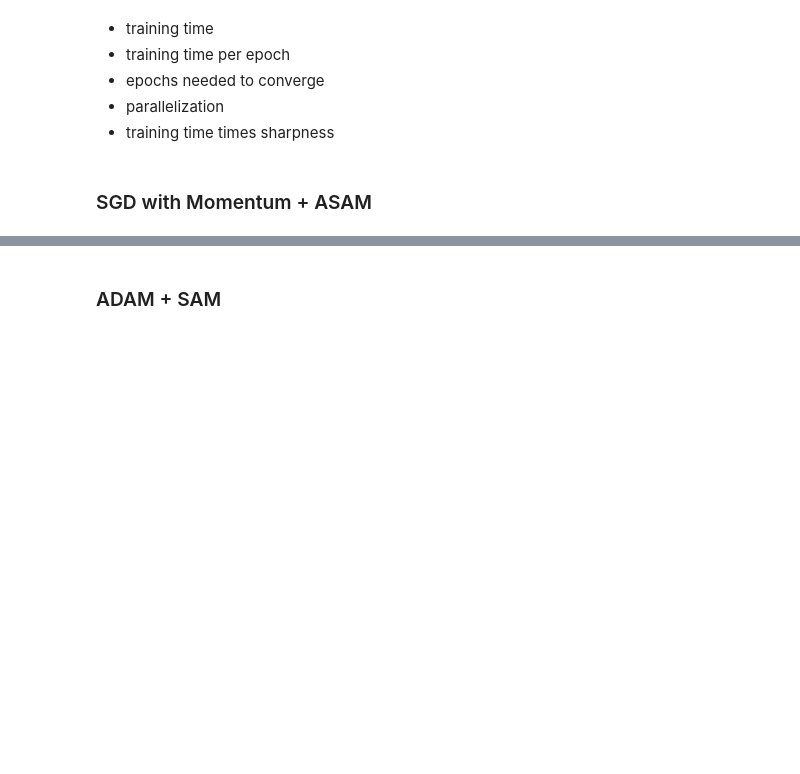
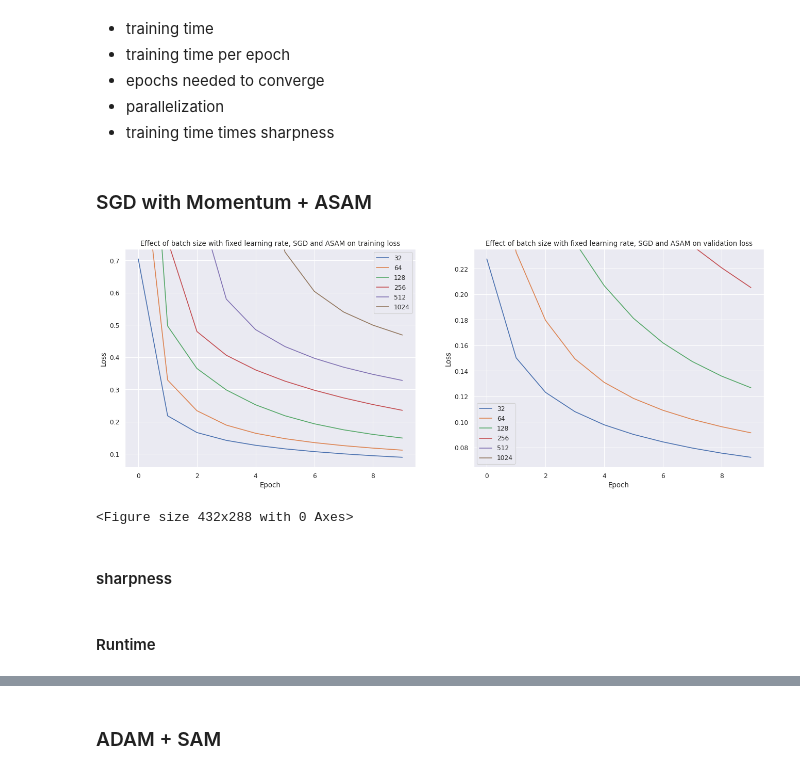
Before and after one commit to Alexanderstaehle/OM_project, a Jupyter notebook: experiments_tf.ipynb, the cells around one changed output, grey strips where cells are left out. Saved outputs shown, nothing was run; the diff lists cells and outputs as text; code cells hidden in the pictures; blank space fills up the shorter version.

```diff
--- a/experiments_tf.ipynb
+++ b/experiments_tf.ipynb
@@ -406,0 +264,45 @@ plt.savefig('graphs/overall_training_time_by_batch_size')
+# %%
+if not RETRAIN_FLAG:
+    for batch_size in batch_sizes:
+        # Read training data
+        train, validation = data_loading.load_batched_and_resized_dataset(dataset_name='MNIST', batch_size=batch_size,
+                                                                          img_size=32)
+        optimizer = keras.optimizers.SGD(learning_rate=lr, momentum=0.9)
+        model = build_and_load_sam_model_weights(train, optimizer, filename_bs_opt_sam(batch_size, "SGD-MOM", "ASAM"))
+        models_by_batch_size_fixed_lr_sgd_asam[batch_size] = model
+        models[key + (batch_size,)] = model
+# %%
+if RETRAIN_FLAG:
+    models_states[key] = {}
+    for batch_size in batch_sizes:
+        # Read training data
+        train, validation = data_loading.load_batched_and_resized_dataset(dataset_name='MNIST', batch_size=batch_size,
+                                                                          img_size=32)
+
+        optimizer = keras.optimizers.SGD(learning_rate=lr, momentum=0.9)
+        model = tf_models.build_simple_cnn_sam(train, optimizer)
+        train_callbacks = callback_for_filename(filename_bs_opt_sam(batch_size, "SGD-MOM", "ASAM"))
+
+#        models_dict_fixed_sgd_asam[batch_size] = ml_utils.train_model(model, train, validation, epochs=training_epochs,
+#                                                             extra_callbacks=train_callbacks, verbose=1)
+        models_states[key][batch_size] = ml_utils.train_model(model, train, validation, epochs=training_epochs,
+                                                             extra_callbacks=train_callbacks, verbose=1)
+#        models_by_batch_size_fixed_lr_sgd_asam[batch_size] = model
+        models[key + (batch_size,)] = model
+# %%
+fixed_lr_sgd_asam_state_filename = 'model_fixed_lr_diff_bs_sgd_asam_state'
+# %%
+if RETRAIN_FLAG:
+    #ml_utils.save_model_state(models_dict_fixed_sgd_asam, fixed_lr_sgd_asam_state_filename)
+    ml_utils.save_model_state(models_states[key], fixed_lr_sgd_asam_state_filename)
+else:
+    #models_dict_fixed_sgd_asam = ml_utils.load_model_state(fixed_lr_sgd_asam_state_filename)
+    models_states[key] = ml_utils.load_model_state(fixed_lr_sgd_asam_state_filename)
+# %%
+#visualization.plot_loss_by_param(models_dict_fixed_sgd_asam, 'batch size with fixed learning rate, SGD and ASAM', 'model_fixed_lr_diff_bs_sgd_asam_state')
+visualization.plot_loss_by_param(models_states[key], 'batch size with fixed learning rate, SGD and ASAM', 'model_fixed_lr_diff_bs_sgd_asam_state')
+# %% [output]
+[figure, added]
+<Figure size 432x288 with 0 Axes>
+# %% [markdown]
+#### sharpness
@@ -406,0 +322,2 @@ plt.savefig('graphs/overall_training_time_by_batch_size')
+# %% [markdown]
+#### Runtime
```
Also changed, not shown: parts of 35 cells of this notebook.
